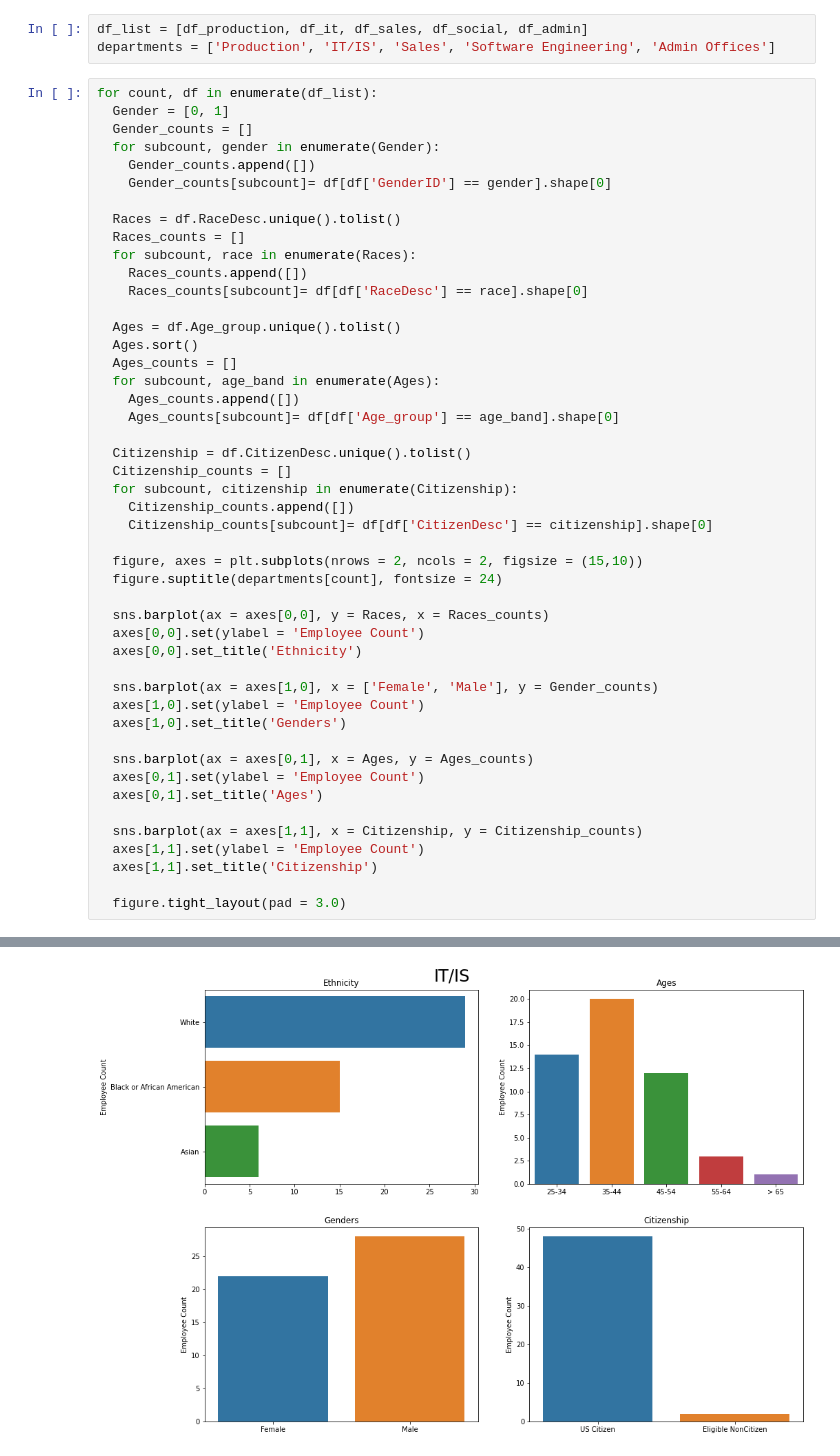
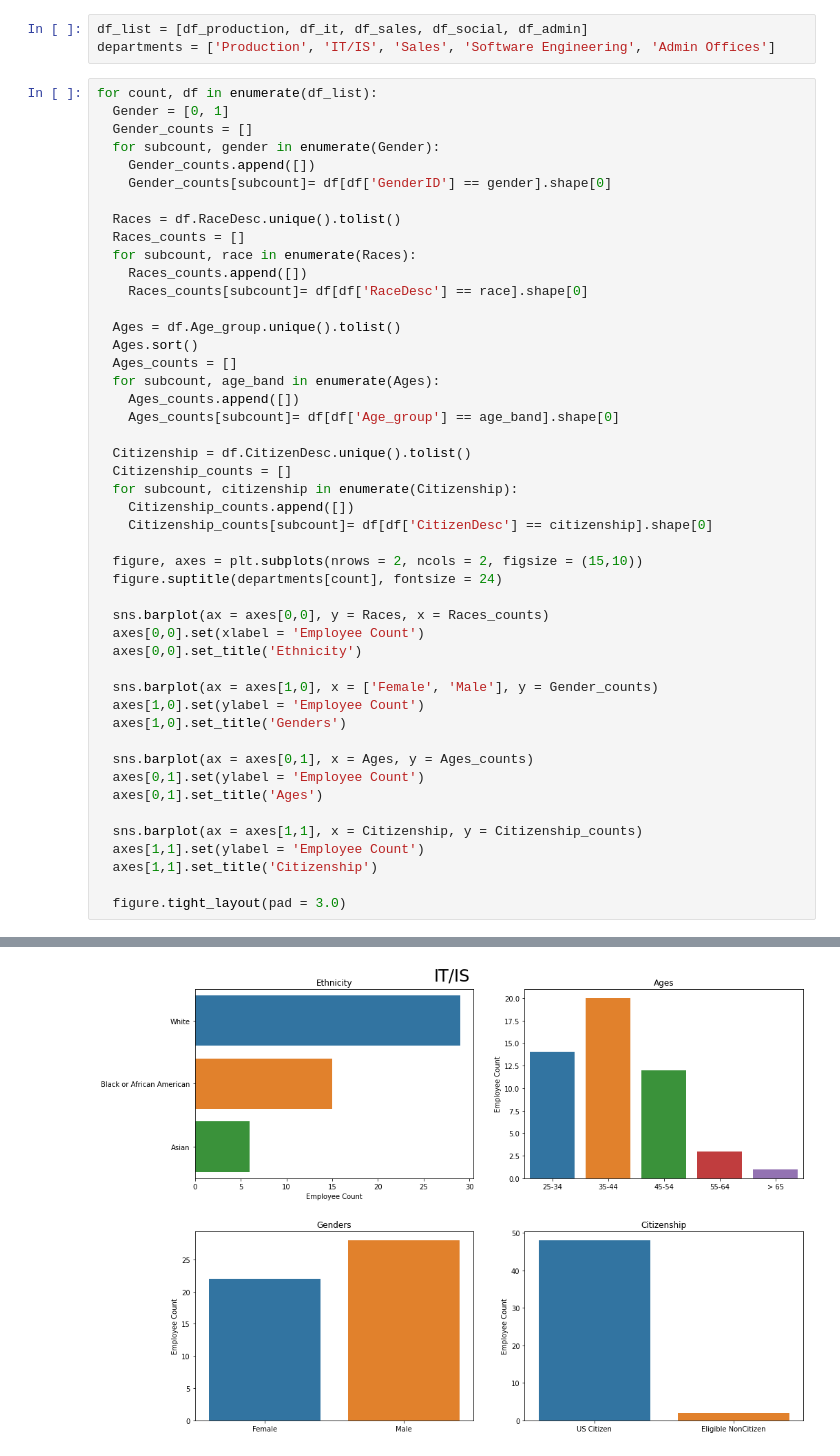
Before and after one commit to treetops81/HR-Research-Project, a Jupyter notebook: Question_2.ipynb, the cells around one changed output, grey strips where cells are left out. Saved outputs shown, nothing was run; the diff lists cells and outputs as text.

```diff
--- a/Question_2.ipynb
+++ b/Question_2.ipynb
@@ -281,7 +276,7 @@ for count, df in enumerate(df_list):
   figure.suptitle(departments[count], fontsize = 24)
 
   sns.barplot(ax = axes[0,0], y = Races, x = Races_counts)
-  axes[0,0].set(ylabel = 'Employee Count')
+  axes[0,0].set(xlabel = 'Employee Count')
   axes[0,0].set_title('Ethnicity')
 
   sns.barplot(ax = axes[1,0], x = ['Female', 'Male'], y = Gender_counts)
@@ -319 +297 @@ for count, df in enumerate(df_list):
-[figure, old version]
+[figure, new version]
```
Also changed, not shown: parts of 6 cells of this notebook.
